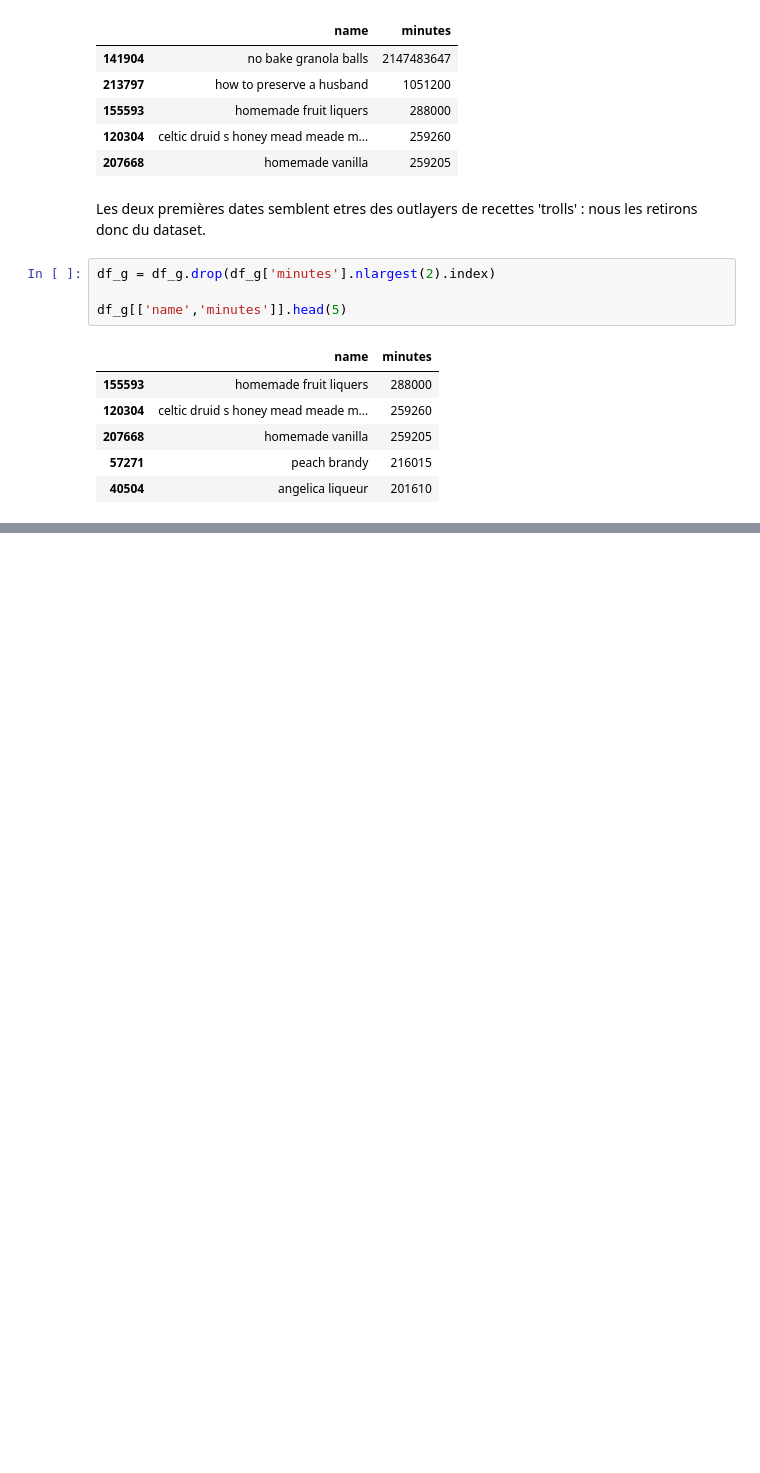
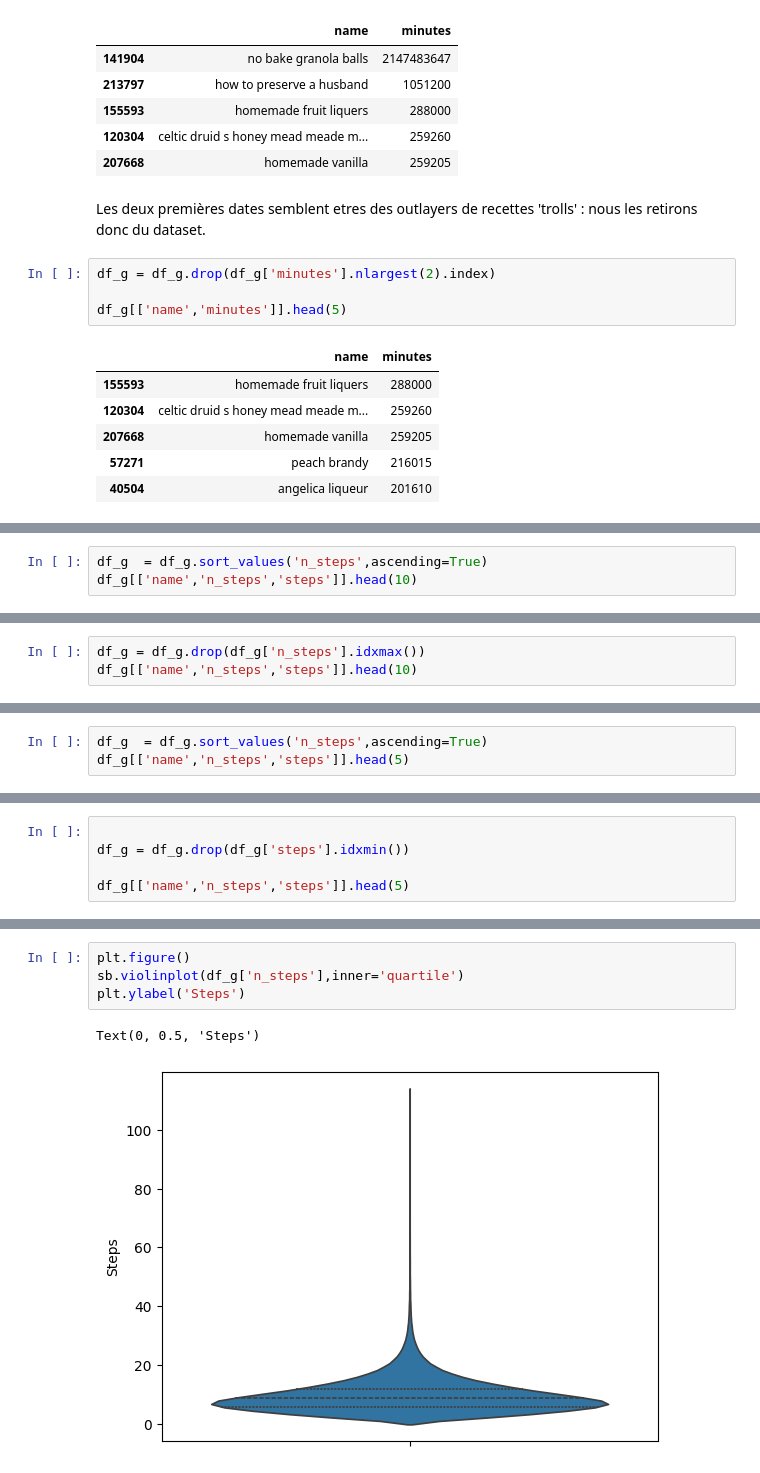
Before and after one commit to amaldre/projet_Kit_Big_Data, a Jupyter notebook: data_processing/eda__features_mode.ipynb, the cells around one changed output, grey strips where cells are left out. Cells and saved outputs as stored; diff of their text form; blank space fills up the shorter version.

```diff
--- a/data_processing/eda__features_mode.ipynb
+++ b/data_processing/eda__features_mode.ipynb
@@ -193,0 +301,3 @@ df_g.describe()
+# %%
+df_g  = df_g.sort_values('n_steps',ascending=True)
+df_g[['name','n_steps','steps']].head(10)
@@ -193,0 +316,3 @@ df_g.describe()
+# %%
+df_g = df_g.drop(df_g['n_steps'].idxmax())
+df_g[['name','n_steps','steps']].head(10)
@@ -193,0 +333,3 @@ df_g.describe()
+# %%
+df_g  = df_g.sort_values('n_steps',ascending=True)
+df_g[['name','n_steps','steps']].head(5)
@@ -193,0 +343,5 @@ df_g.describe()
+# %%
+
+df_g = df_g.drop(df_g['steps'].idxmin())
+
+df_g[['name','n_steps','steps']].head(5)
@@ -193,0 +355,7 @@ df_g.describe()
+# %%
+plt.figure()
+sb.violinplot(df_g['n_steps'],inner='quartile')
+plt.ylabel('Steps')
+# %% [output]
+Text(0, 0.5, 'Steps')
+[figure, added]
```
Also changed, not shown: parts of 41 cells of this notebook.
